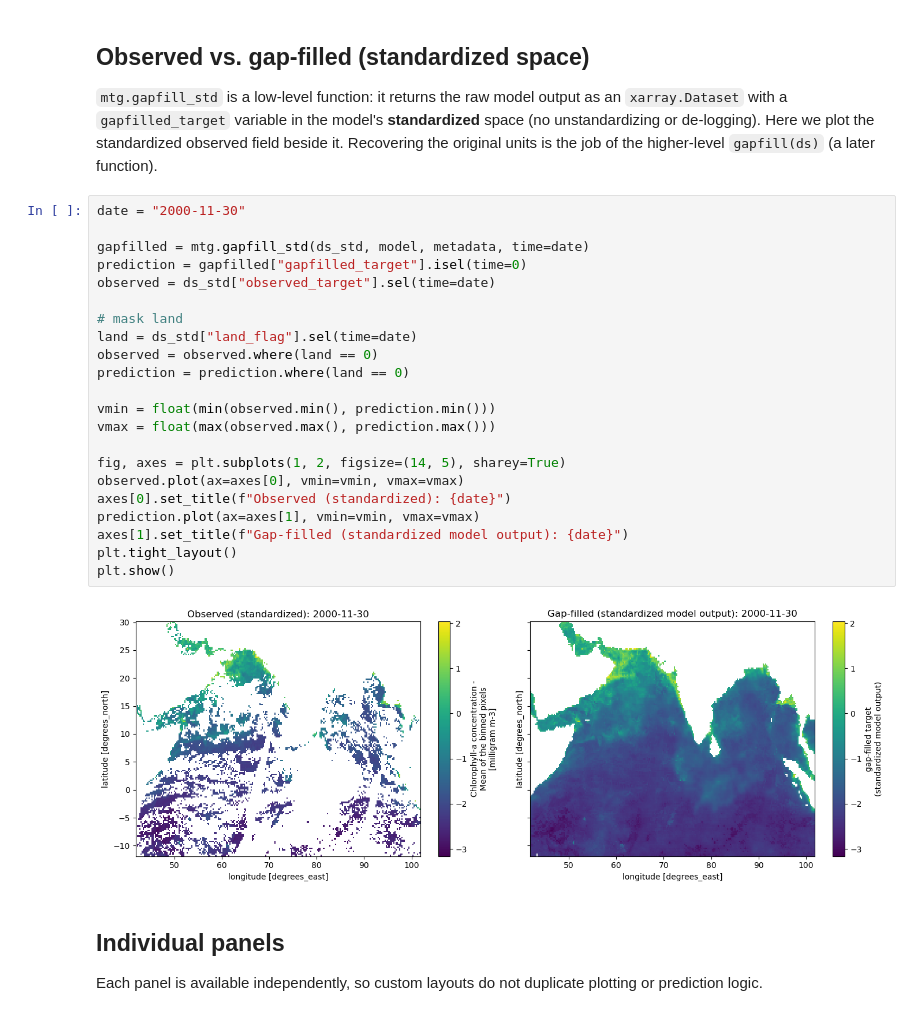
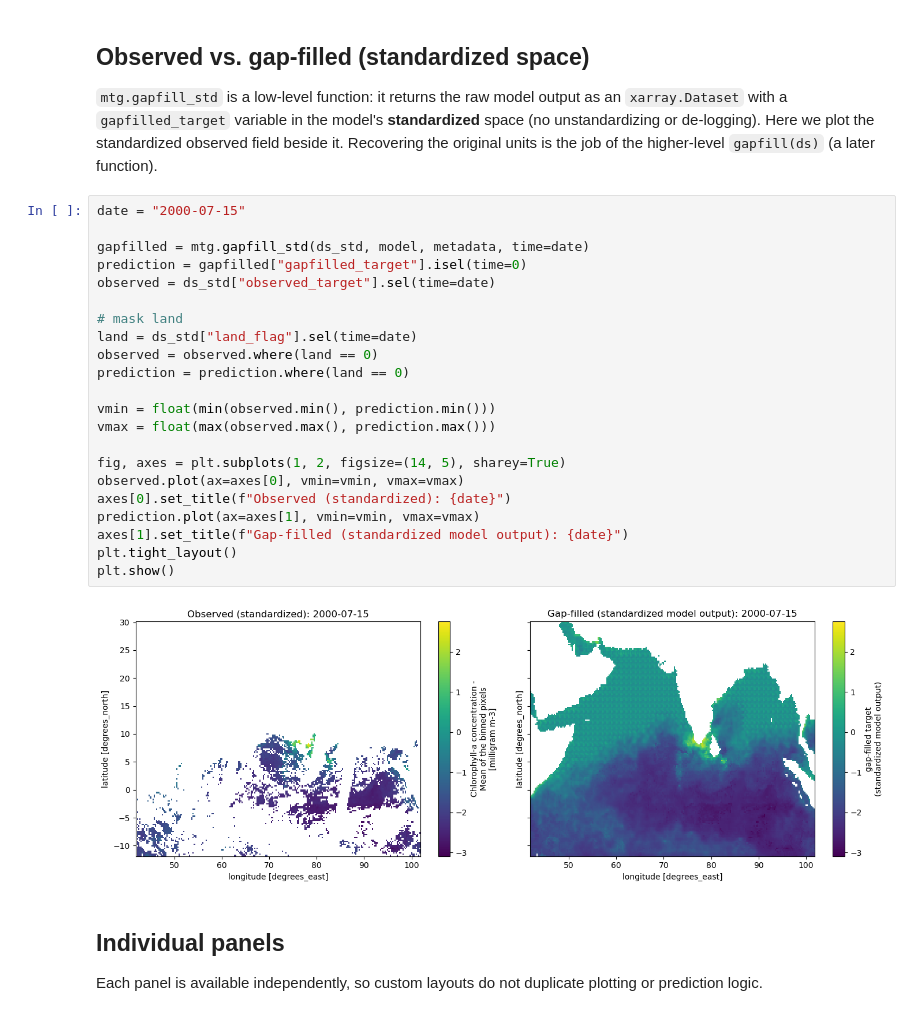
Before and after one commit to SAFS-Varanasi-Internship/mindthegap, a Jupyter notebook: book/3-U-Net_Viz.ipynb, the cells around one changed output. Cells and saved outputs as stored; diff of their text form.

```diff
--- a/book/3-U-Net_Viz.ipynb
+++ b/book/3-U-Net_Viz.ipynb
@@ -127,29 +127,29 @@ Data variables:
 
 `mtg.gapfill_std` is a low-level function: it returns the raw model output as an `xarray.Dataset` with a `gapfilled_target` variable in the model's **standardized** space (no unstandardizing or de-logging). Here we plot the standardized observed field beside it. Recovering the original units is the job of the higher-level `gapfill(ds)` (a later function).
 # %%
-date = "2000-11-30"
+date = "2000-07-15"
 
 gapfilled = mtg.gapfill_std(ds_std, model, metadata, time=date)
 prediction = gapfilled["gapfilled_target"].isel(time=0)
 observed = ds_std["observed_target"].sel(time=date)
 
 # mask land
 land = ds_std["land_flag"].sel(time=date)
 observed = observed.where(land == 0)
 prediction = prediction.where(land == 0)
 
 vmin = float(min(observed.min(), prediction.min()))
 vmax = float(max(observed.max(), prediction.max()))
 
 fig, axes = plt.subplots(1, 2, figsize=(14, 5), sharey=True)
 observed.plot(ax=axes[0], vmin=vmin, vmax=vmax)
 axes[0].set_title(f"Observed (standardized): {date}")
 prediction.plot(ax=axes[1], vmin=vmin, vmax=vmax)
 axes[1].set_title(f"Gap-filled (standardized model output): {date}")
 plt.tight_layout()
 plt.show()
 # %% [output]
-[figure, old version]
+[figure, new version]
 # %% [markdown]
 ## Individual panels
 
```
Also changed, not shown: 1 other file.
